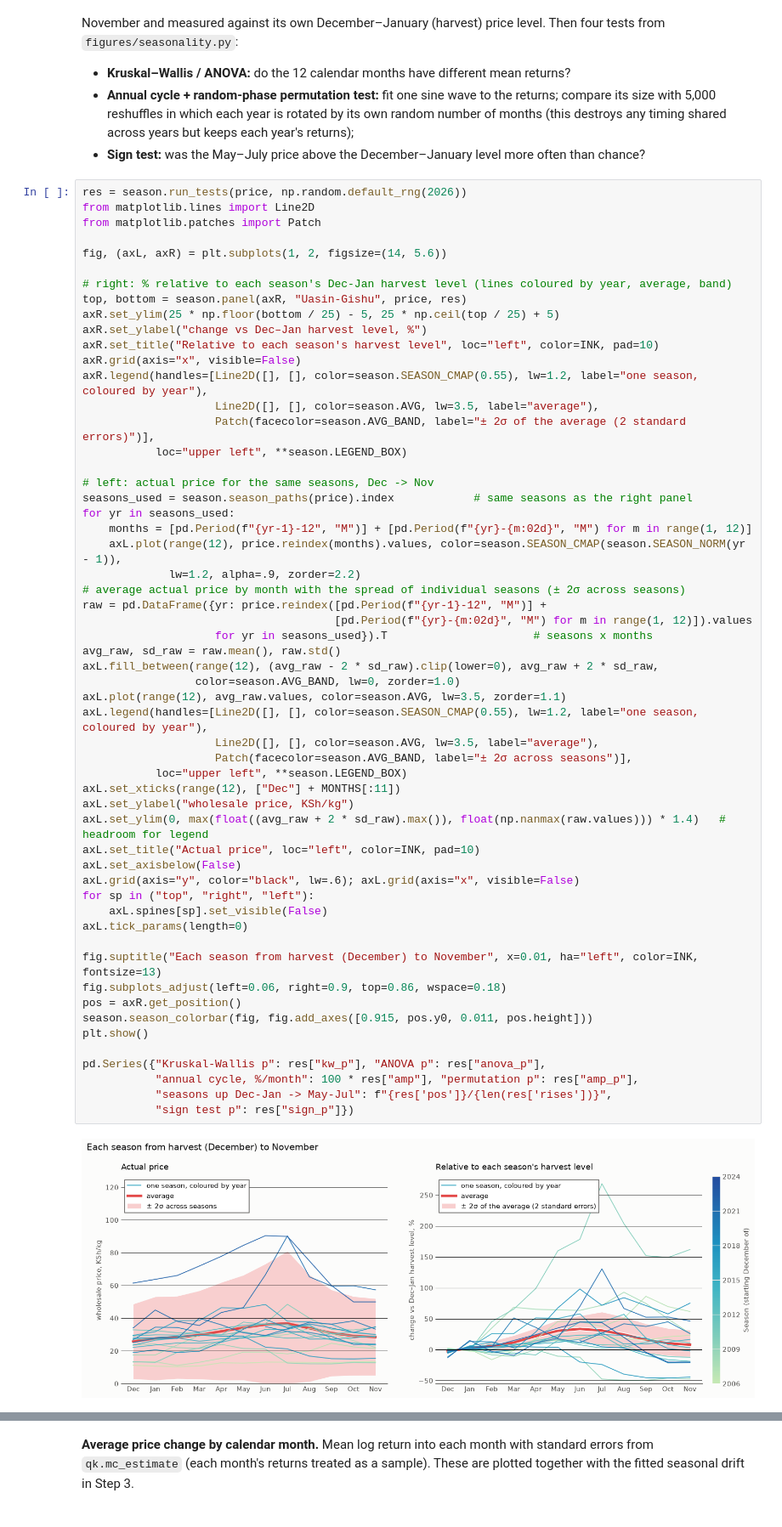
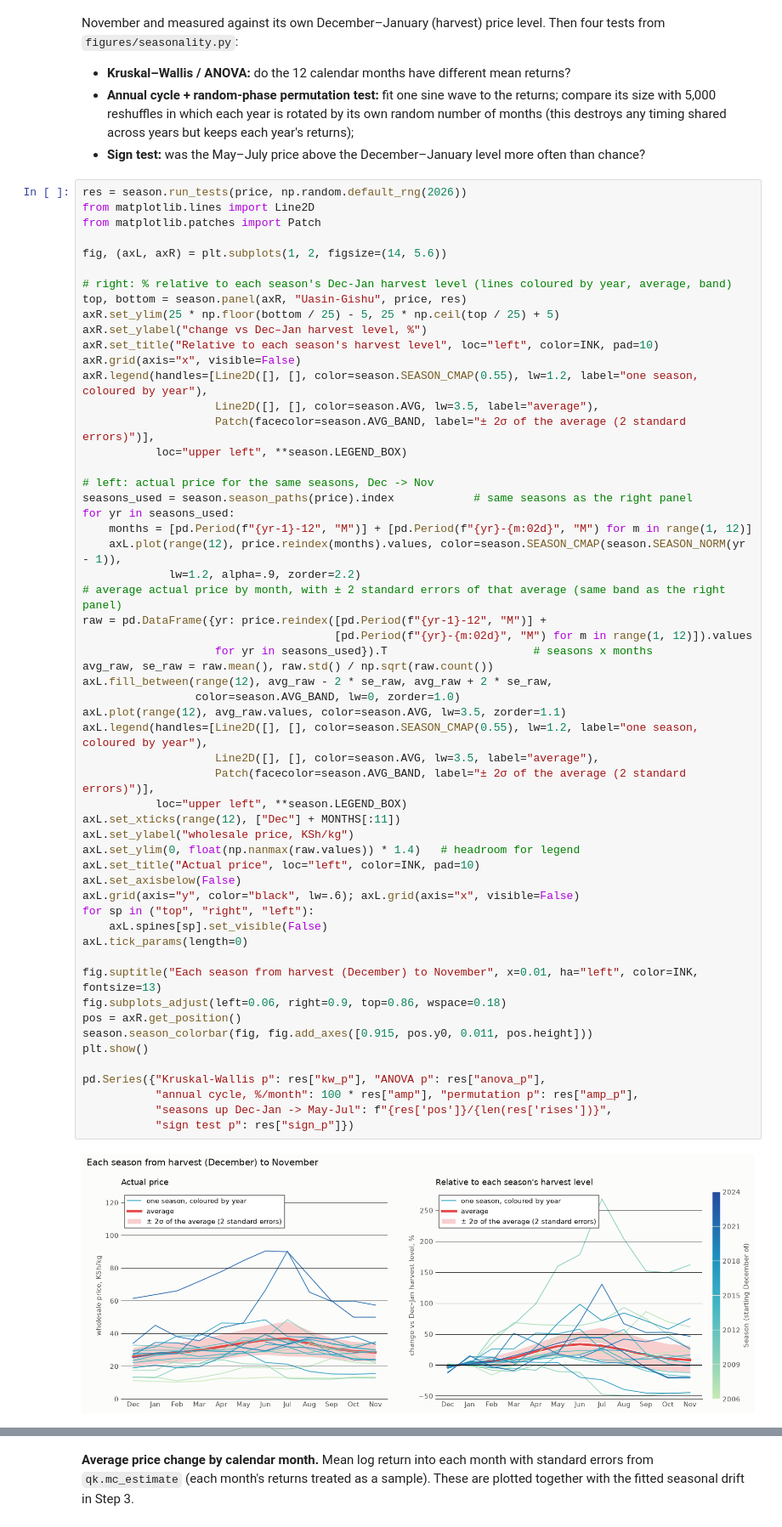
Before and after one commit to thummim-mekuria/erdos_project, a Jupyter notebook: maize_storage_option.ipynb, the cells around one changed output, grey strips where cells are left out. Shown at 85% size. Saved outputs shown, nothing was run; the diff lists cells and outputs as text.

Commit message:
Seasonal plot: left band also ± 2 standard errors of the average
Co-Authored-By: Claude Opus 5.5 <noreply@anthropic.com>

```diff
--- a/maize_storage_option.ipynb
+++ b/maize_storage_option.ipynb
@@ -159,40 +159,40 @@ for yr in seasons_used:
     months = [pd.Period(f"{yr-1}-12", "M")] + [pd.Period(f"{yr}-{m:02d}", "M") for m in range(1, 12)]
     axL.plot(range(12), price.reindex(months).values, color=season.SEASON_CMAP(season.SEASON_NORM(yr - 1)),
              lw=1.2, alpha=.9, zorder=2.2)
-# average actual price by month with the spread of individual seasons (± 2σ across seasons)
+# average actual price by month, with ± 2 standard errors of that average (same band as the right panel)
 raw = pd.DataFrame({yr: price.reindex([pd.Period(f"{yr-1}-12", "M")] +
                                       [pd.Period(f"{yr}-{m:02d}", "M") for m in range(1, 12)]).values
                     for yr in seasons_used}).T                      # seasons x months
-avg_raw, sd_raw = raw.mean(), raw.std()
-axL.fill_between(range(12), (avg_raw - 2 * sd_raw).clip(lower=0), avg_raw + 2 * sd_raw,
+avg_raw, se_raw = raw.mean(), raw.std() / np.sqrt(raw.count())
+axL.fill_between(range(12), avg_raw - 2 * se_raw, avg_raw + 2 * se_raw,
                  color=season.AVG_BAND, lw=0, zorder=1.0)
 axL.plot(range(12), avg_raw.values, color=season.AVG, lw=3.5, zorder=1.1)
 axL.legend(handles=[Line2D([], [], color=season.SEASON_CMAP(0.55), lw=1.2, label="one season, coloured by year"),
                     Line2D([], [], color=season.AVG, lw=3.5, label="average"),
-                    Patch(facecolor=season.AVG_BAND, label="± 2σ across seasons")],
+                    Patch(facecolor=season.AVG_BAND, label="± 2σ of the average (2 standard errors)")],
            loc="upper left", **season.LEGEND_BOX)
 axL.set_xticks(range(12), ["Dec"] + MONTHS[:11])
 axL.set_ylabel("wholesale price, KSh/kg")
-axL.set_ylim(0, max(float((avg_raw + 2 * sd_raw).max()), float(np.nanmax(raw.values))) * 1.4)   # headroom for legend
+axL.set_ylim(0, float(np.nanmax(raw.values)) * 1.4)   # headroom for legend
 axL.set_title("Actual price", loc="left", color=INK, pad=10)
 axL.set_axisbelow(False)
 axL.grid(axis="y", color="black", lw=.6); axL.grid(axis="x", visible=False)
 for sp in ("top", "right", "left"):
     axL.spines[sp].set_visible(False)
 axL.tick_params(length=0)
 
 fig.suptitle("Each season from harvest (December) to November", x=0.01, ha="left", color=INK, fontsize=13)
 fig.subplots_adjust(left=0.06, right=0.9, top=0.86, wspace=0.18)
 pos = axR.get_position()
 season.season_colorbar(fig, fig.add_axes([0.915, pos.y0, 0.011, pos.height]))
 plt.show()
 
 pd.Series({"Kruskal-Wallis p": res["kw_p"], "ANOVA p": res["anova_p"],
            "annual cycle, %/month": 100 * res["amp"], "permutation p": res["amp_p"],
            "seasons up Dec-Jan -> May-Jul": f"{res['pos']}/{len(res['rises'])}",
            "sign test p": res["sign_p"]})
 # %% [output]
-[figure, old version]
+[figure, new version]
 Kruskal-Wallis p                 0.000023
 ANOVA p                          0.000081
 annual cycle, %/month            6.674546
```
